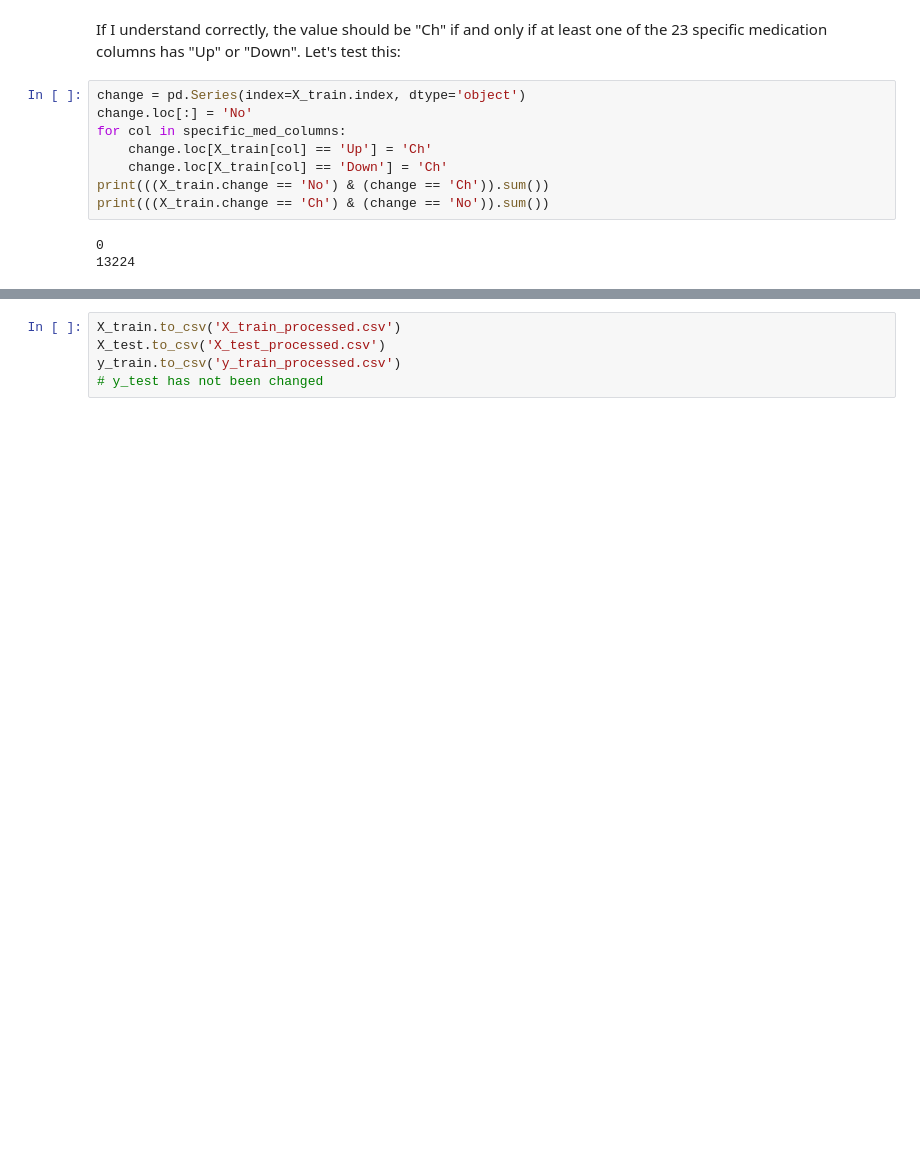
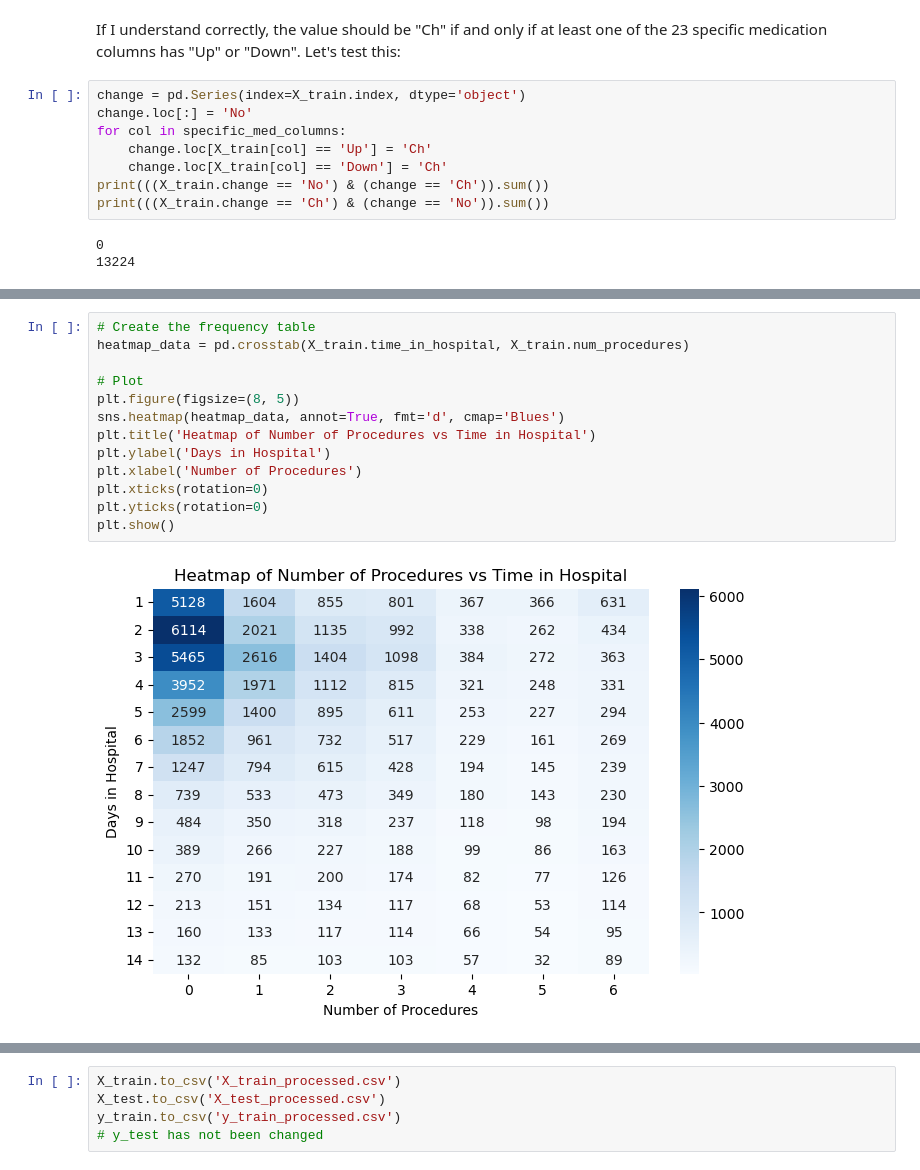
Before and after one commit to david-r-wasserman/Hospital-readmission-prediction-project, a Jupyter notebook: Readmission.ipynb, the cells around one changed output, grey strips where cells are left out. Drawn from its saved outputs; the diff is of its cells as text; blank space fills up the shorter version.

```diff
--- a/Readmission.ipynb
+++ b/Readmission.ipynb
@@ -957,0 +1042,15 @@ We are now done making changes to `X_train`, `X_test`, and `y_train`, so let's s
+# %%
+# Create the frequency table
+heatmap_data = pd.crosstab(X_train.time_in_hospital, X_train.num_procedures)
+
+# Plot
+plt.figure(figsize=(8, 5))
+sns.heatmap(heatmap_data, annot=True, fmt='d', cmap='Blues')
+plt.title('Heatmap of Number of Procedures vs Time in Hospital')
+plt.ylabel('Days in Hospital')
+plt.xlabel('Number of Procedures')
+plt.xticks(rotation=0)
+plt.yticks(rotation=0)
+plt.show()
+# %% [output]
+[figure, added]
```
Also changed, not shown: parts of 17 cells of this notebook.
